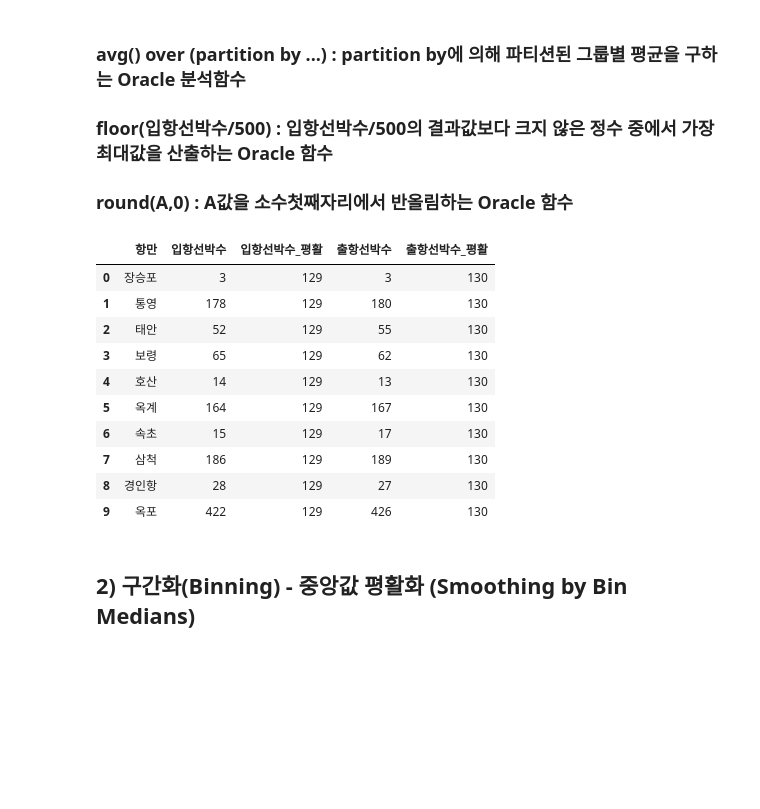
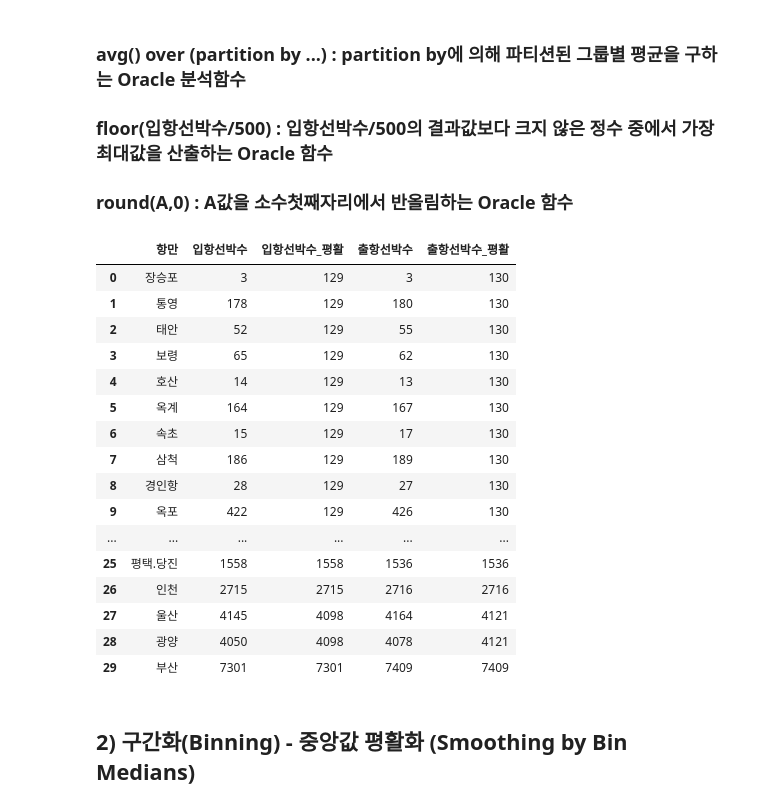
Before and after one commit to mojunsang26/bigdataYonsei, a Jupyter notebook: dataPreprocessingStudy/ch2-2(실습용).ipynb, the cells around one changed output. Saved outputs shown, nothing was run; the diff lists cells and outputs as text; code cells hidden in the pictures; blank space fills up the shorter version.

```diff
--- a/dataPreprocessingStudy/ch2-2(실습용).ipynb
+++ b/dataPreprocessingStudy/ch2-2(실습용).ipynb
@@ -40,7 +40,7 @@ rawData
 # Oracle DB 연결
 # 접속정보(connection string) : ID/PASS@CONNECTION_ALIAS
 # CONNECTION_ALIAS : Oracle TNSNAMES.ORA 파일에 있는 접속정보 별칭(ALIAS)
-conn_ora = cx_Oracle.connect("prep1/prep1@XE")
+conn_ora = cx_Oracle.connect("system/wnstkd2gud@XE")
 
 # DB 커서(Cursor) 선언
 cur = conn_ora.cursor()
@@ -140,19 +144,33 @@ data
+# %%
+# 평균값 평활화 (동일 너비 방식, 구간너비 : 500)
+result_df = pd.read_sql("select 항만 \
+                        , 입항선박수 \
+                        , round(avg(입항선박수) over (partition by floor(입항선박수/500)), 0) 입항선박수_평활 \
+                        , 출항선박수 \
+                        , round(avg(출항선박수) over (partition by floor(출항선박수/500)), 0) 출항선박수_평활 \
+                        from " + src_table, con=conn_ora)
 # %% [markdown]
 ### avg() over (partition by ...) : partition by에 의해 파티션된 그룹별 평균을 구하는 Oracle 분석함수
 ### floor(입항선박수/500) : 입항선박수/500의 결과값보다 크지 않은 정수 중에서 가장 최대값을 산출하는 Oracle 함수
 ### round(A,0) : A값을 소수첫째자리에서 반올림하는 Oracle 함수
 # %%
 # 결과보기(첫 10개행만 출력)
-result_df.head(10)
+result_df.head(40)
 # %% [output]
 |  | 항만 | 입항선박수 | 입항선박수_평활 | 출항선박수 | 출항선박수_평활 |
 | 0 | 장승포 | 3 | 129 | 3 | 130 |
 | 1 | 통영 | 178 | 129 | 180 | 130 |
 | 2 | 태안 | 52 | 129 | 55 | 130 |
 | 3 | 보령 | 65 | 129 | 62 | 130 |
 | 4 | 호산 | 14 | 129 | 13 | 130 |
 | 5 | 옥계 | 164 | 129 | 167 | 130 |
 | 6 | 속초 | 15 | 129 | 17 | 130 |
 | 7 | 삼척 | 186 | 129 | 189 | 130 |
 | 8 | 경인항 | 28 | 129 | 27 | 130 |
 | 9 | 옥포 | 422 | 129 | 426 | 130 |
+| ... | ... | ... | ... | ... | ... |
+| 25 | 평택.당진 | 1558 | 1558 | 1536 | 1536 |
+| 26 | 인천 | 2715 | 2715 | 2716 | 2716 |
+| 27 | 울산 | 4145 | 4098 | 4164 | 4121 |
+| 28 | 광양 | 4050 | 4098 | 4078 | 4121 |
+| 29 | 부산 | 7301 | 7301 | 7409 | 7409 |
```
Also changed, not shown: parts of 16 cells of this notebook, 3 other files.
